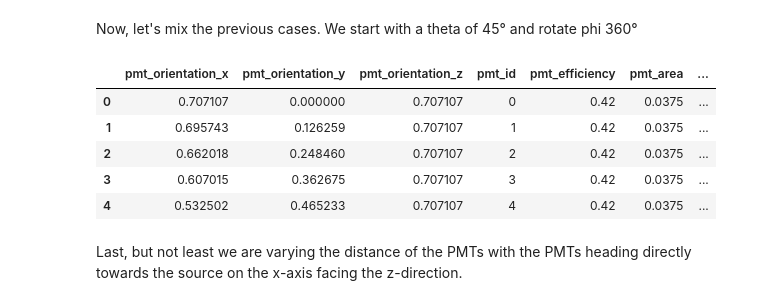
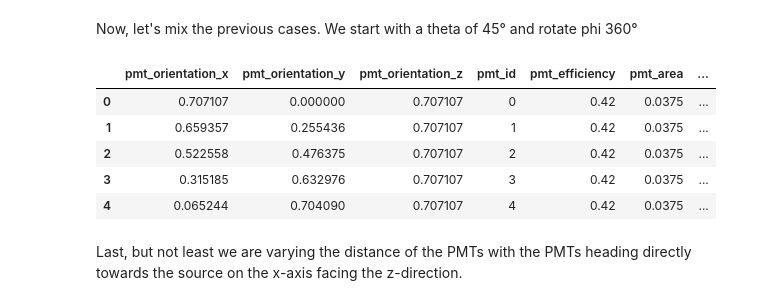
Before and after one commit to pone-software/olympus, a Jupyter notebook: examples/02_mock_photon_evaluation.ipynb, the cells around one changed output. Drawn from its saved outputs; the diff is of its cells as text; code cells hidden in the pictures.

```diff
--- a/examples/02_mock_photon_evaluation.ipynb
+++ b/examples/02_mock_photon_evaluation.ipynb
@@ -55,6 +60,7 @@ dark_noise_rate = 16 * 1e-5  # 1/ns
 pmt_cath_area_r = 75e-3 / 2  # m
 module_radius = 0.21  # m
 efficiency = 0.42 # Christian S. Number
+number_of_angles = 18
 # %% [markdown]
 Okay let's get startet with the module for the cherenkov. For that we will assume that the source is heading along the z-axis. and is positioned on the x-axis. Hence, we will rotate one PMT along the xz-plane starting with the direction of the z-axis.
 # %%
@@ -137,43 +141,42 @@ module_2_detector.df.head()
 # %% [markdown]
 Now, let's mix the previous cases. We start with a theta of 45° and rotate phi 360°
 # %%
-number_of_steps = 36
-spherical_orientations = np.zeros((number_of_steps, 3))
+spherical_orientations = np.zeros((number_of_angles, 3))
 
 spherical_orientations[:, 0] = 1
-angle_range = np.linspace(0, 2*np.pi, number_of_steps)
-spherical_orientations[:, 1] = angle_range
+module_3_angle_range = np.linspace(0, 2*np.pi, number_of_angles)
+spherical_orientations[:, 1] = module_3_angle_range
 spherical_orientations[:, 2] = np.pi / 4
 spherical_orientations_df = pd.DataFrame(spherical_orientations, columns=('norm', 'phi', 'theta'))
 cartesian_orientations = Vectors3D.from_spherical(spherical_orientations_df)
 
 module_3_df = cartesian_orientations.get_df_with_prefix('pmt_orientation_')
-module_3_df['pmt_id'] = range(number_of_steps)
+module_3_df['pmt_id'] = range(number_of_angles)
 module_3_df['pmt_efficiency'] = efficiency
 module_3_df['pmt_area'] = pmt_cath_area_r
 module_3_df['pmt_noise_rate'] = dark_noise_rate
 module_3_df['pmt_location_x'] = 0.0
 module_3_df['pmt_location_y'] = 0.0
 module_3_df['pmt_location_z'] = 0.0
 module_3_df['module_id'] = 2
 module_3_df['module_radius'] = module_radius
 module_3_df['module_location_x'] = 0.0
 module_3_df['module_location_y'] = 0.0
 module_3_df['module_location_z'] = 0.0
 module_3_df['string_id'] = 0
 module_3_df['string_location_x'] = 0.0
 module_3_df['string_location_y'] = 0.0
 module_3_df['string_location_z'] = 0.0
 
 module_3_detector = Detector(df=module_3_df)
 module_3_detector.df.head()
 # %% [output]
 |  | pmt_orientation_x | pmt_orientation_y | pmt_orientation_z | pmt_id | pmt_efficiency | pmt_area | ... |
 | 0 | 0.707107 | 0.000000 | 0.707107 | 0 | 0.42 | 0.0375 | ... |
-| 1 | 0.695743 | 0.126259 | 0.707107 | 1 | 0.42 | 0.0375 | ... |
-| 2 | 0.662018 | 0.248460 | 0.707107 | 2 | 0.42 | 0.0375 | ... |
-| 3 | 0.607015 | 0.362675 | 0.707107 | 3 | 0.42 | 0.0375 | ... |
-| 4 | 0.532502 | 0.465233 | 0.707107 | 4 | 0.42 | 0.0375 | ... |
+| 1 | 0.659357 | 0.255436 | 0.707107 | 1 | 0.42 | 0.0375 | ... |
+| 2 | 0.522558 | 0.476375 | 0.707107 | 2 | 0.42 | 0.0375 | ... |
+| 3 | 0.315185 | 0.632976 | 0.707107 | 3 | 0.42 | 0.0375 | ... |
+| 4 | 0.065244 | 0.704090 | 0.707107 | 4 | 0.42 | 0.0375 | ... |
 # %% [markdown]
 Last, but not least we are varying the distance of the PMTs with the PMTs heading directly towards the source on the x-axis facing the z-direction.
 # %%
```
Also changed, not shown: parts of 20 cells of this notebook, 2 other files.
